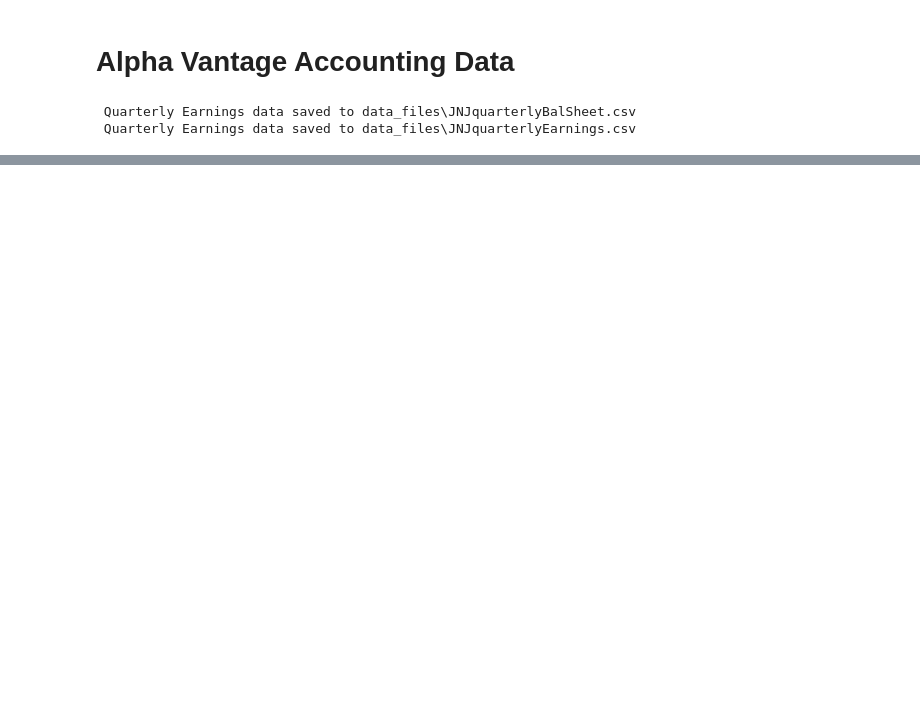
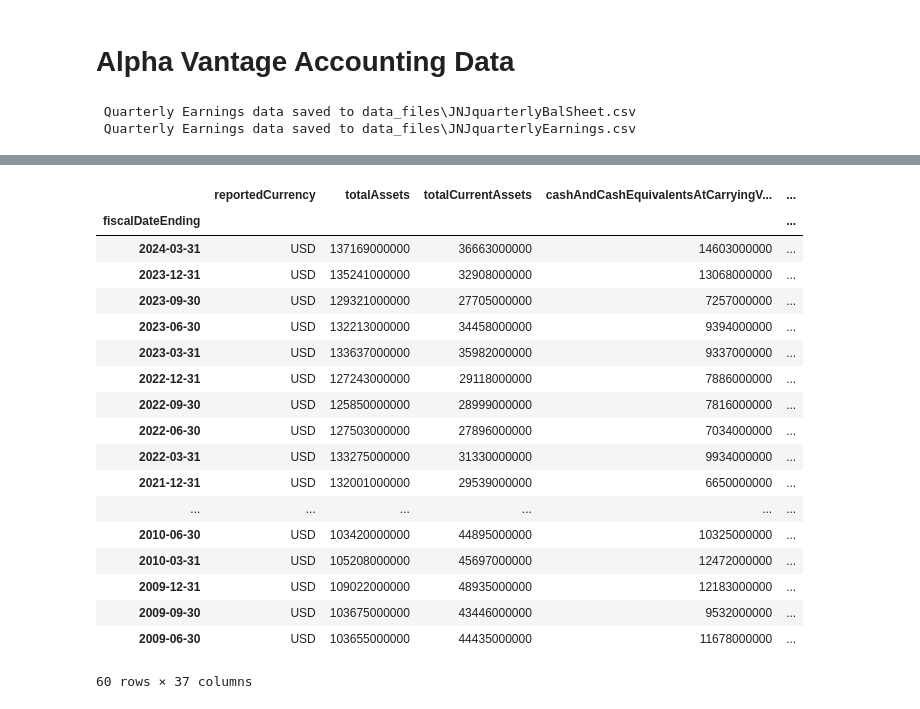
Before and after one commit to franco-rey/521-Final-Project, a Jupyter notebook: DataCleaning.ipynb, the cells around one changed output, grey strips where cells are left out. Saved outputs shown, nothing was run; the diff lists cells and outputs as text; code cells hidden in the pictures; blank space fills up the shorter version.

```diff
--- a/DataCleaning.ipynb
+++ b/DataCleaning.ipynb
@@ -143,6 +143,8 @@ END_DATE_vix = END_DATE_yahoo
 # Microsoft (MSFT)
 micro_ticker = 'MSFT'
 micro_csv = '.\data_files\MSFT_RawData.csv'
+micro_earnings_csv = '.\data_files\MSFTquarterlyEarnings.csv'
+micro_balSht_csv = '.\data_files\MSFTquarterlyBalSheet.csv'
 START_DATE_msft = START_DATE_yahoo
 END_DATE_msft = END_DATE_yahoo
 
@@ -155,6 +157,8 @@ END_DATE_ge = END_DATE_yahoo
 # Johnson and Johnson (JNJ)
 jj_ticker = 'JNJ'
 jj_csv = '.\data_files\JNJ_RawData.csv'
+jj_earnings_csv = '.\data_files\JNJquarterlyEarnings.csv'
+jj_balSht_csv = '.\data_files\JNJquarterlyBalSheet.csv'
 START_DATE_jj = START_DATE_yahoo
 END_DATE_jj = END_DATE_yahoo
 
@@ -247,0 +265,26 @@ GetEarningsFromAlphaVantage(stock_ticker= jj_ticker)
+# %%
+Market_Features_to_drop = ['Volume','High','Low','Adj Close']
+
+# Get Price Data
+SP500_raw_df = pd.read_csv(sp500_csv, index_col = 'Date')
+VIX_raw_df = pd.read_csv(vix_csv, index_col = 'Date')
+JJ_raw_price_df = pd.read_csv(jj_csv, index_col = 'Date')
+
+# Get Quarterly Data
+JJ_Earnings_df = pd.read_csv(jj_earnings_csv, index_col='Fiscal Date')
+JJ_BalSht_df = pd.read_csv(jj_balSht_csv, index_col='fiscalDateEnding')
+
+# drop Volume form S&P and VIX
+SP500_raw_df.drop(columns= Market_Features_to_drop, inplace= True)
+VIX_raw_df.drop(columns=Market_Features_to_drop, inplace= True)
+
+# Calculate daily return
+SP500_raw_df['Daily_Return_dollars'] = SP500_raw_df['Close'] - SP500_raw_df['Open']
+VIX_raw_df['Daily_Return_dollars'] = VIX_raw_df['Close'] - VIX_raw_df['Open']
+#VIX_raw_df['Return_dollars'] = .diff(columns=['Close','Open'], inplace= True)
+
+# Merge Raw Data
+merged_df = SP500_raw_df.merge(VIX_raw_df, left_index=True, right_index=True,suffixes=('_SP','_VIX'))
+
+# Display Data Frame Head
+merged_df.head()
@@ -247,0 +335,22 @@ GetEarningsFromAlphaVantage(stock_ticker= jj_ticker)
+# %%
+JJ_BalSht_df
+# %% [output]
+|  | reportedCurrency | totalAssets | totalCurrentAssets | cashAndCashEquivalentsAtCarryingV... | ... |
+| fiscalDateEnding |  |  |  |  | ... |
+| 2024-03-31 | USD | 137169000000 | 36663000000 | 14603000000 | ... |
+| 2023-12-31 | USD | 135241000000 | 32908000000 | 13068000000 | ... |
+| 2023-09-30 | USD | 129321000000 | 27705000000 | 7257000000 | ... |
+| 2023-06-30 | USD | 132213000000 | 34458000000 | 9394000000 | ... |
+| 2023-03-31 | USD | 133637000000 | 35982000000 | 9337000000 | ... |
+| 2022-12-31 | USD | 127243000000 | 29118000000 | 7886000000 | ... |
+| 2022-09-30 | USD | 125850000000 | 28999000000 | 7816000000 | ... |
+| 2022-06-30 | USD | 127503000000 | 27896000000 | 7034000000 | ... |
+| 2022-03-31 | USD | 133275000000 | 31330000000 | 9934000000 | ... |
+| 2021-12-31 | USD | 132001000000 | 29539000000 | 6650000000 | ... |
+| ... | ... | ... | ... | ... | ... |
+| 2010-06-30 | USD | 103420000000 | 44895000000 | 10325000000 | ... |
+| 2010-03-31 | USD | 105208000000 | 45697000000 | 12472000000 | ... |
+| 2009-12-31 | USD | 109022000000 | 48935000000 | 12183000000 | ... |
+| 2009-09-30 | USD | 103675000000 | 43446000000 | 9532000000 | ... |
+| 2009-06-30 | USD | 103655000000 | 44435000000 | 11678000000 | ... |
+60 rows × 37 columns
```
Also changed, not shown: parts of 16 cells of this notebook, 3 other files.
